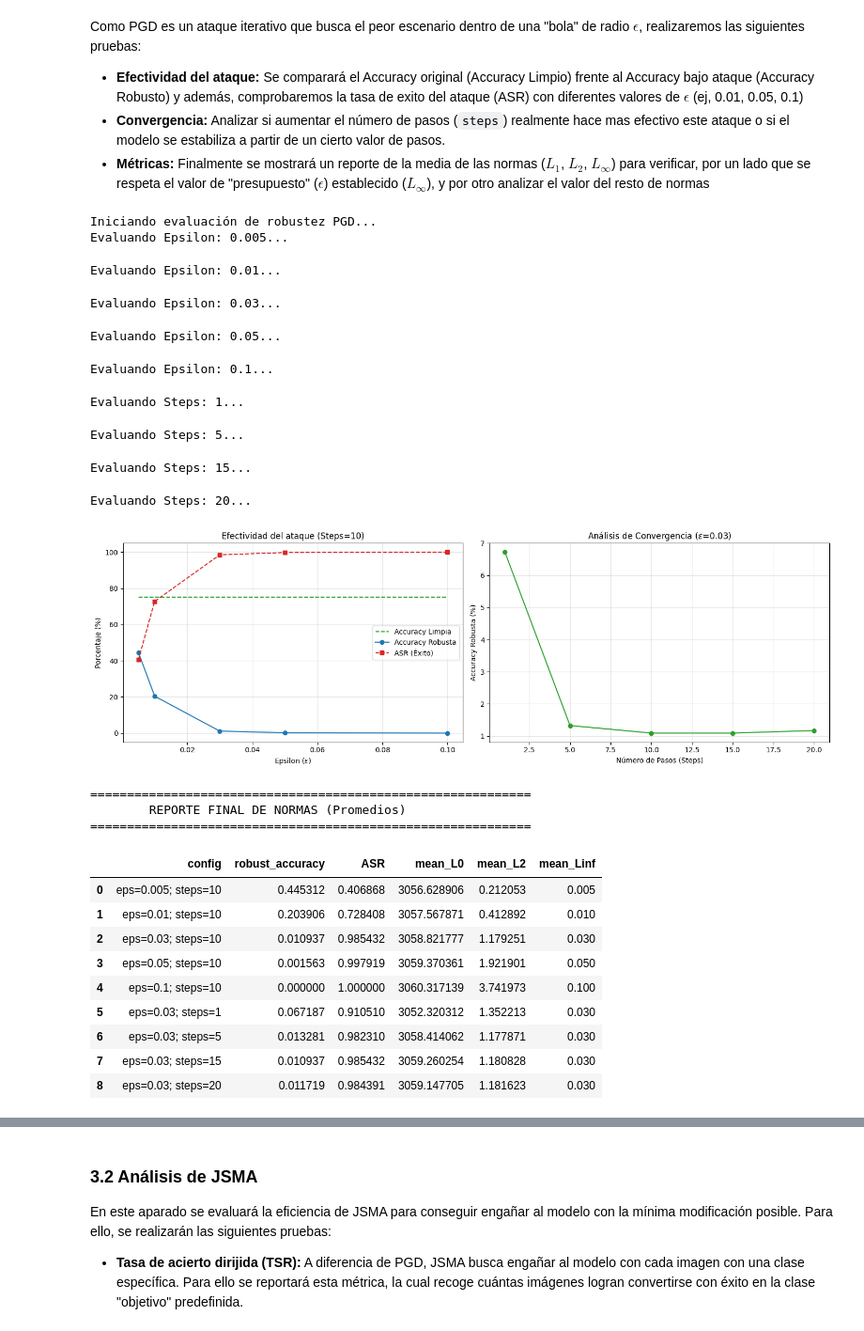
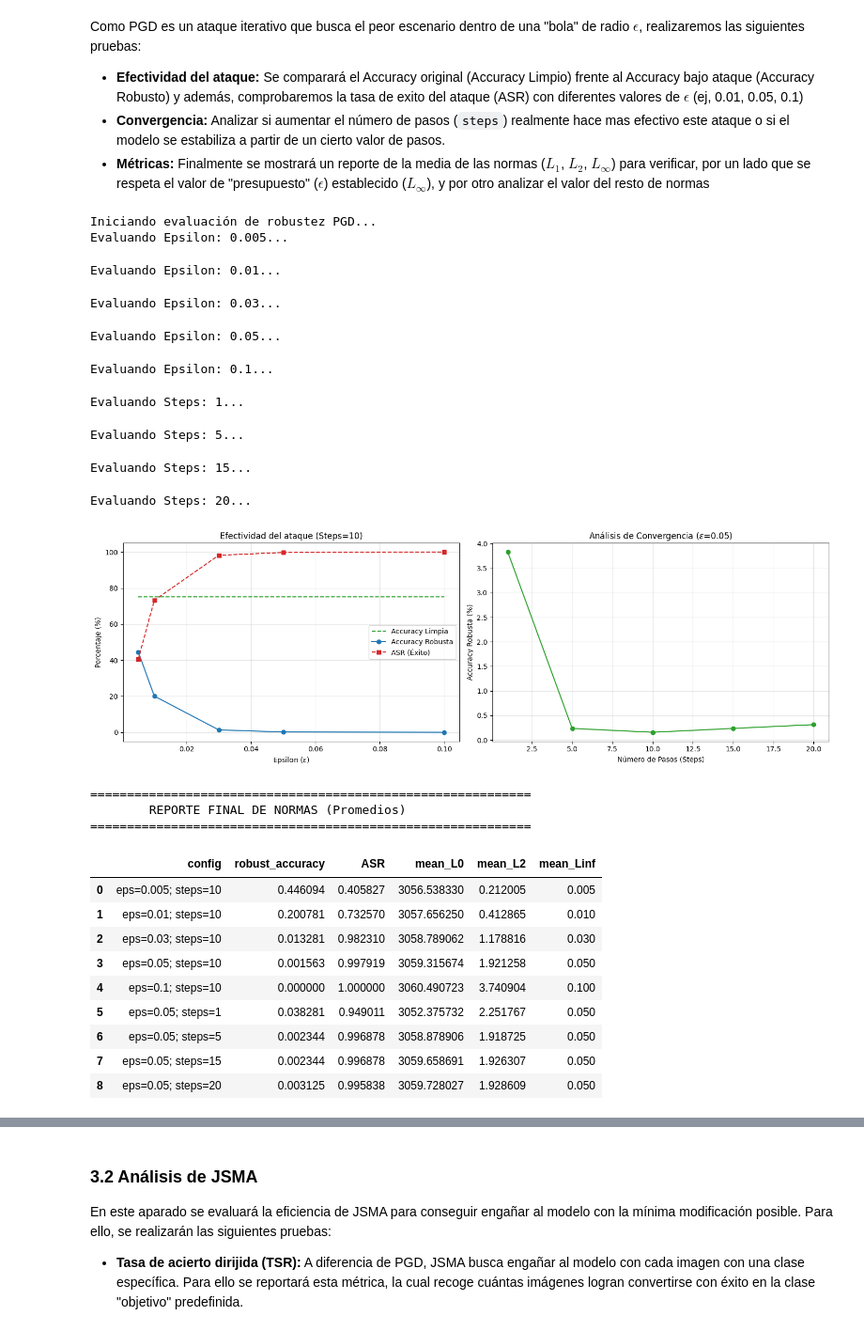
Before and after one commit to alvaroG-IA/CNN-Adversarial-Attacks-Defense, a Jupyter notebook: notebook.ipynb, the cells around one changed output, grey strips where cells are left out. Shown at 94% size. Saved outputs shown, nothing was run; the diff lists cells and outputs as text; code cells hidden in the pictures.

```diff
--- a/notebook.ipynb
+++ b/notebook.ipynb
@@ -285,7 +315,7 @@ Para ello, se implementarán funciones de soporte encargadas de calcular las mé
 # %%
 def make_target_labels(y, num_classes=10, strategy="next"):
     """
-    Función encargada de obtener la representación de etiqueta correcta dada una estrategia de ataque dirigido
+    Función encargada de obtener la representación de etiquetas correcta dada una estrategia de ataque dirigido (One-Hot)
     """
     y_np = np.array(y, dtype=np.int32).reshape(-1)
     if strategy == "next": tgt = (y_np + 1) % num_classes
@@ -546,7 +576,7 @@ import matplotlib.pyplot as plt
 eps_values = [0.005, 0.01, 0.03, 0.05, 0.1]
 step_values = [1, 5, 10, 15, 20]
 fixed_steps = 10    # Pasos fijos para el análisis de Epsilon
-fixed_eps = 0.03    # Epsilon fijo para el análisis de Convergencia
+fixed_eps = 0.05    # Epsilon fijo para el análisis de Convergencia
 max_batches_eval = 10 # Limitar para rapidez; poner `None` para test completo
 
 results_pgd = []
@@ -607,44 +637,44 @@ plt.xlabel('Epsilon ($\epsilon$)')
 plt.ylabel('Porcentaje (%)')
 plt.grid(True, alpha=0.3); plt.legend()
 
 # Gráfica B: Accuracy vs Steps (Convergencia)
 plt.subplot(1, 2, 2)
 plt.plot(df_stp['steps'], df_stp['robust_accuracy'] * 100, 'o-', color='tab:green')
 plt.title(f'Análisis de Convergencia ($\epsilon$={fixed_eps})')
 plt.xlabel('Número de Pasos (Steps)')
 plt.ylabel('Accuracy Robusta (%)')
 plt.grid(True, alpha=0.3)
 
 plt.tight_layout()
 plt.show()
 
 # --- 6. Reporte de Métricas y Normas ---
 print("\n" + "="*60)
 print("\tREPORTE FINAL DE NORMAS (Promedios)")
 print("="*60)
 display(df_res[['config', 'robust_accuracy', 'ASR', 'mean_L0', 'mean_L2', 'mean_Linf']])
 # %% [output]
 Iniciando evaluación de robustez PGD...
 Evaluando Epsilon: 0.005...
 Evaluando Epsilon: 0.01...
 Evaluando Epsilon: 0.03...
 Evaluando Epsilon: 0.05...
 Evaluando Epsilon: 0.1...
 Evaluando Steps: 1...
 Evaluando Steps: 5...
 Evaluando Steps: 15...
 Evaluando Steps: 20...
-[figure, old version]
+[figure, new version]
 ============================================================
         REPORTE FINAL DE NORMAS (Promedios)
 ============================================================
 |  | config | robust_accuracy | ASR | mean_L0 | mean_L2 | mean_Linf |
-| 0 | eps=0.005; steps=10 | 0.445312 | 0.406868 | 3056.628906 | 0.212053 | 0.005 |
-| 1 | eps=0.01; steps=10 | 0.203906 | 0.728408 | 3057.567871 | 0.412892 | 0.010 |
-| 2 | eps=0.03; steps=10 | 0.010937 | 0.985432 | 3058.821777 | 1.179251 | 0.030 |
-| 3 | eps=0.05; steps=10 | 0.001563 | 0.997919 | 3059.370361 | 1.921901 | 0.050 |
-| 4 | eps=0.1; steps=10 | 0.000000 | 1.000000 | 3060.317139 | 3.741973 | 0.100 |
-| 5 | eps=0.03; steps=1 | 0.067187 | 0.910510 | 3052.320312 | 1.352213 | 0.030 |
-| 6 | eps=0.03; steps=5 | 0.013281 | 0.982310 | 3058.414062 | 1.177871 | 0.030 |
-| 7 | eps=0.03; steps=15 | 0.010937 | 0.985432 | 3059.260254 | 1.180828 | 0.030 |
-| 8 | eps=0.03; steps=20 | 0.011719 | 0.984391 | 3059.147705 | 1.181623 | 0.030 |
+| 0 | eps=0.005; steps=10 | 0.446094 | 0.405827 | 3056.538330 | 0.212005 | 0.005 |
+| 1 | eps=0.01; steps=10 | 0.200781 | 0.732570 | 3057.656250 | 0.412865 | 0.010 |
+| 2 | eps=0.03; steps=10 | 0.013281 | 0.982310 | 3058.789062 | 1.178816 | 0.030 |
+| 3 | eps=0.05; steps=10 | 0.001563 | 0.997919 | 3059.315674 | 1.921258 | 0.050 |
+| 4 | eps=0.1; steps=10 | 0.000000 | 1.000000 | 3060.490723 | 3.740904 | 0.100 |
+| 5 | eps=0.05; steps=1 | 0.038281 | 0.949011 | 3052.375732 | 2.251767 | 0.050 |
+| 6 | eps=0.05; steps=5 | 0.002344 | 0.996878 | 3058.878906 | 1.918725 | 0.050 |
+| 7 | eps=0.05; steps=15 | 0.002344 | 0.996878 | 3059.658691 | 1.926307 | 0.050 |
+| 8 | eps=0.05; steps=20 | 0.003125 | 0.995838 | 3059.728027 | 1.928609 | 0.050 |
```
Also changed, not shown: parts of 13 cells of this notebook.
